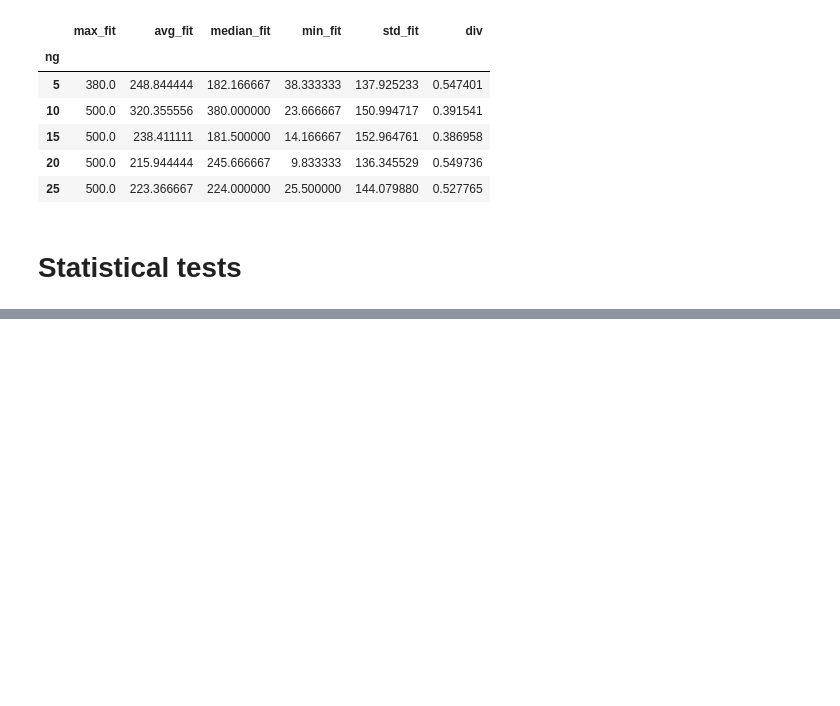
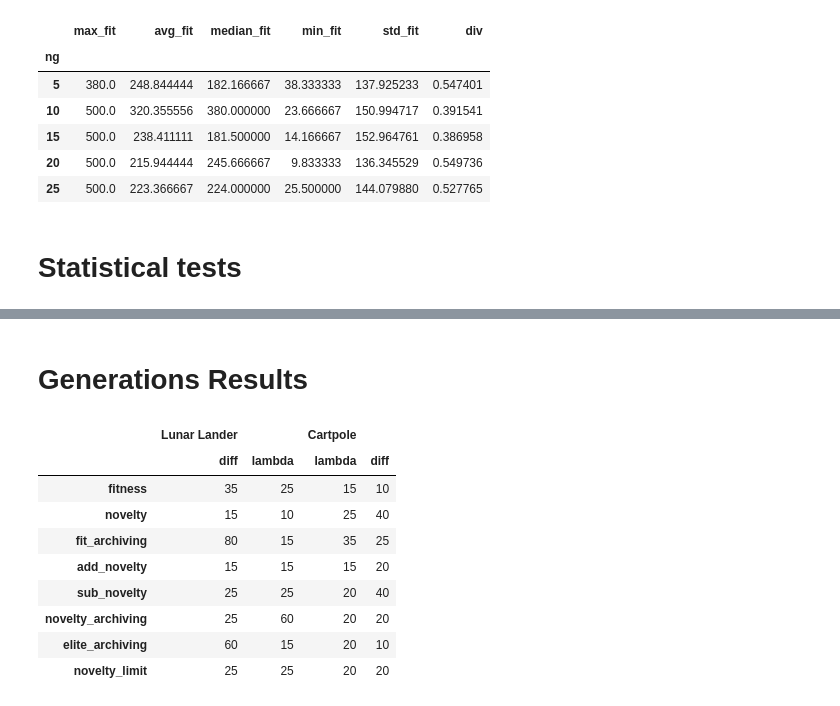
Before and after one commit to Schkliba/MastersThesis, a Jupyter notebook: final_analysis.ipynb, the cells around one changed output, grey strips where cells are left out. Drawn from its saved outputs; the diff is of its cells as text; code cells hidden in the pictures; blank space fills up the shorter version.

```diff
--- a/final_analysis.ipynb
+++ b/final_analysis.ipynb
@@ -105,0 +640,2 @@ friedman_test_total( "lambda", {"cartpole":"server_try0", "lunarlander":"server_
+# %% [markdown]
+# Generations Results
@@ -105,0 +711,20 @@ friedman_test_total( "lambda", {"cartpole":"server_try0", "lunarlander":"server_
+# %%
+luna = pd.DataFrame(lunarlander).T
+cartpole = pd.DataFrame(carpole_dict).T
+luna_new_columns = [alg_naming[col] if col in hyperparameter_naming else col for col in luna.columns]
+cart_new_columns = [alg_naming[col] if col in hyperparameter_naming else col for col in luna.columns]
+
+luna.columns = pd.MultiIndex.from_product([["Lunar Lander"], luna_new_columns])
+cartpole.columns = pd.MultiIndex.from_product([["Cartpole"], cart_new_columns])
+gens_table = pd.concat([luna, cartpole], axis=1)
+# %% [output]
+|  | Lunar Lander |  | Cartpole |  |
+|  | diff | lambda | lambda | diff |
+| fitness | 35 | 25 | 15 | 10 |
+| novelty | 15 | 10 | 25 | 40 |
+| fit_archiving | 80 | 15 | 35 | 25 |
+| add_novelty | 15 | 15 | 15 | 20 |
+| sub_novelty | 25 | 25 | 20 | 40 |
+| novelty_archiving | 25 | 60 | 20 | 20 |
+| elite_archiving | 60 | 15 | 20 | 10 |
+| novelty_limit | 25 | 25 | 20 | 20 |
```
Also changed, not shown: parts of 40 cells of this notebook, 13 other files.
